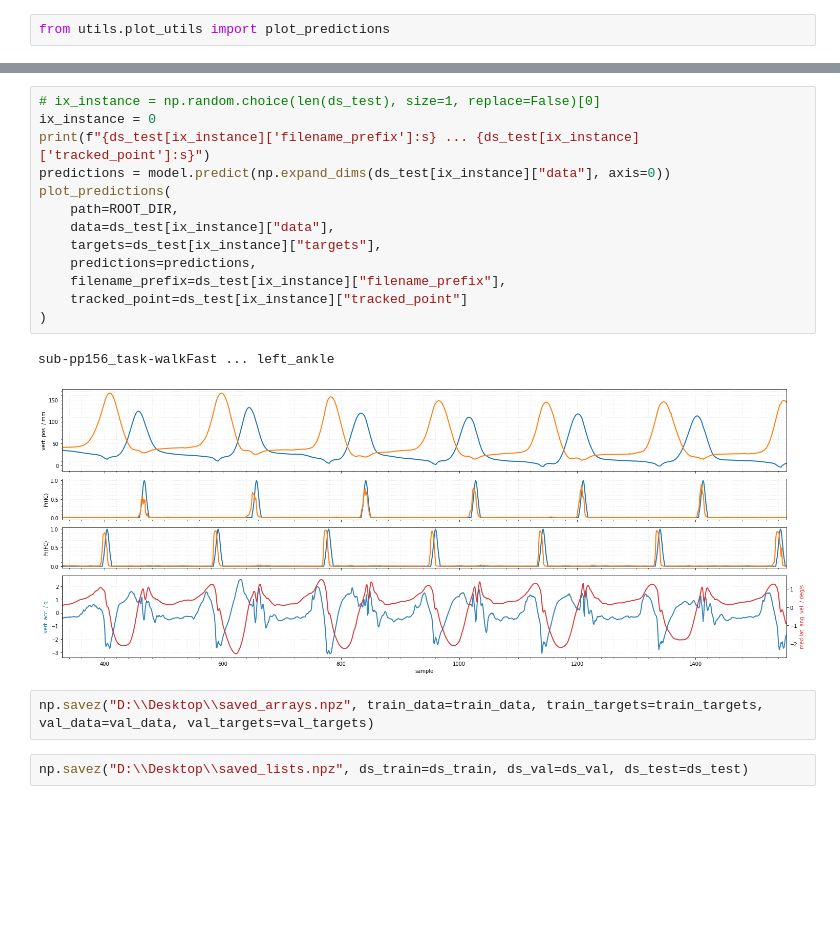
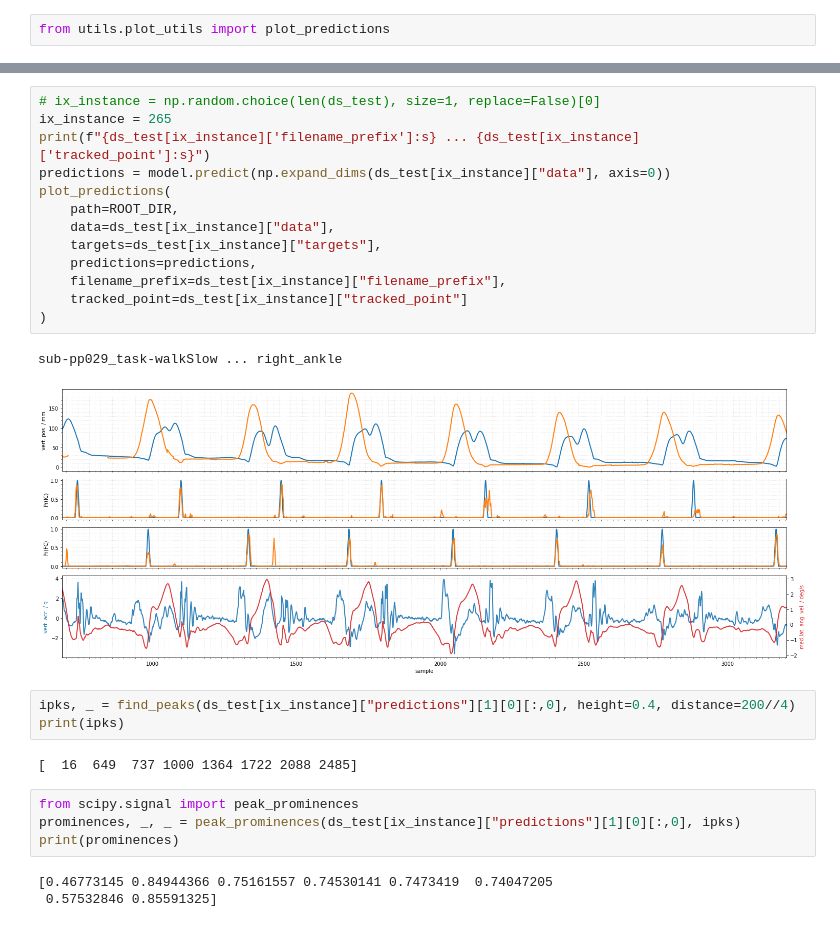
Before and after one commit to rmndrs89/my-gait-events-tcn, a Jupyter notebook: keepcontrol.ipynb, the cells around one changed output, grey strips where cells are left out. Cells and saved outputs as stored; diff of their text form; blank space fills up the shorter version.

```diff
--- a/keepcontrol.ipynb
+++ b/keepcontrol.ipynb
@@ -263,20 +252,28 @@ from utils.plot_utils import plot_predictions
 # %%
 # ix_instance = np.random.choice(len(ds_test), size=1, replace=False)[0]
-ix_instance = 0
+ix_instance = 265
 print(f"{ds_test[ix_instance]['filename_prefix']:s} ... {ds_test[ix_instance]['tracked_point']:s}")
 predictions = model.predict(np.expand_dims(ds_test[ix_instance]["data"], axis=0))
 plot_predictions(
     path=ROOT_DIR,
     data=ds_test[ix_instance]["data"],
     targets=ds_test[ix_instance]["targets"],
     predictions=predictions,
     filename_prefix=ds_test[ix_instance]["filename_prefix"],
     tracked_point=ds_test[ix_instance]["tracked_point"]
 )
 # %% [output]
-sub-pp156_task-walkFast ... left_ankle
+sub-pp029_task-walkSlow ... right_ankle
-[figure, old version]
+[figure, new version]
-# %%
-np.savez("D:\\Desktop\\saved_arrays.npz", train_data=train_data, train_targets=train_targets, val_data=val_data, val_targets=val_targets)
-# %%
-np.savez("D:\\Desktop\\saved_lists.npz", ds_train=ds_train, ds_val=ds_val, ds_test=ds_test)
+# %%
+ipks, _ = find_peaks(ds_test[ix_instance]["predictions"][1][0][:,0], height=0.4, distance=200//4)
+print(ipks)
+# %% [output]
+[  16  649  737 1000 1364 1722 2088 2485]
+# %%
+from scipy.signal import peak_prominences
+prominences, _, _ = peak_prominences(ds_test[ix_instance]["predictions"][1][0][:,0], ipks)
+print(prominences)
+# %% [output]
+[0.46773145 0.84944366 0.75161557 0.74530141 0.7473419  0.74047205
+ 0.57532846 0.85591325]
```
Also changed, not shown: parts of 9 cells of this notebook, 7 other files.
